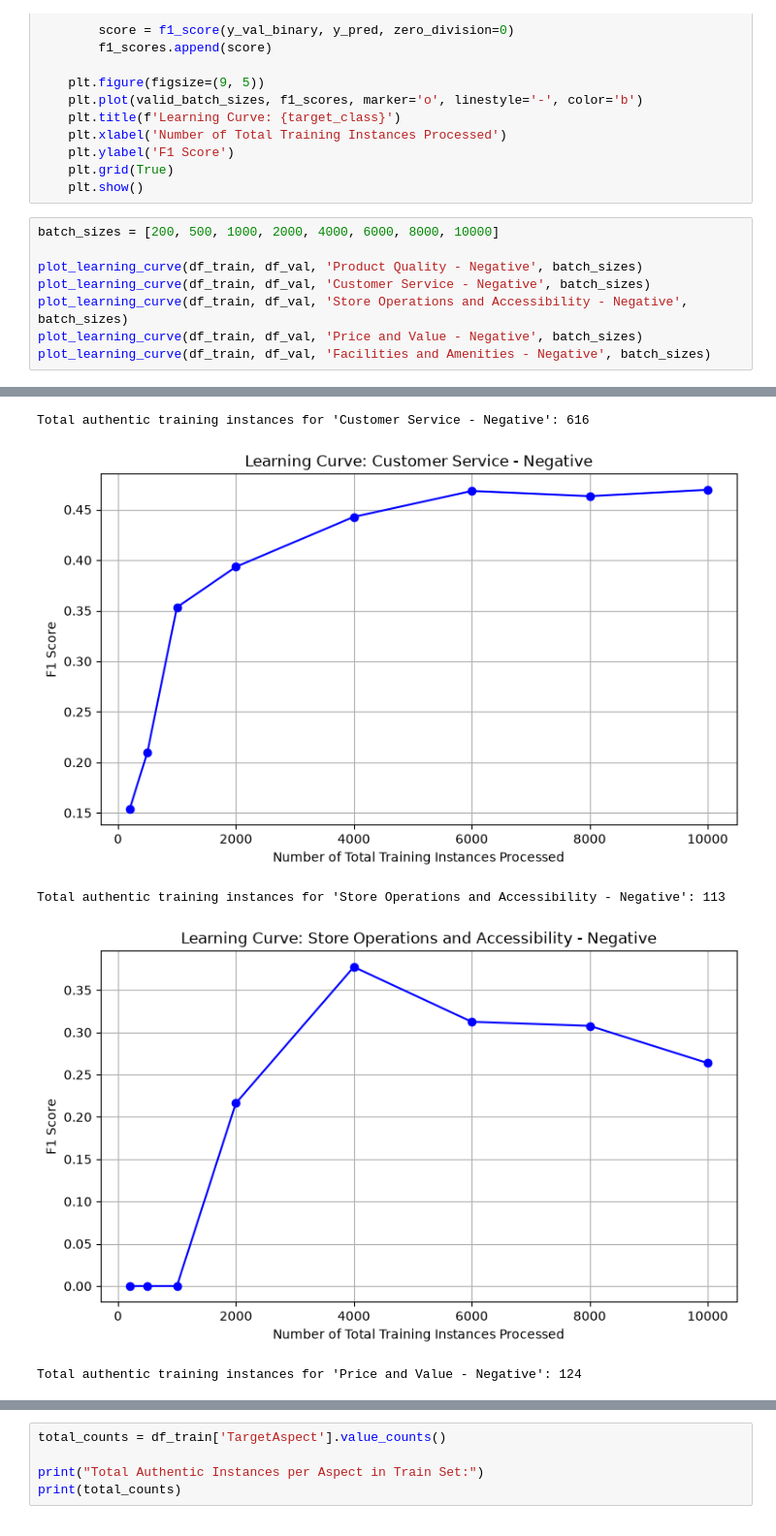
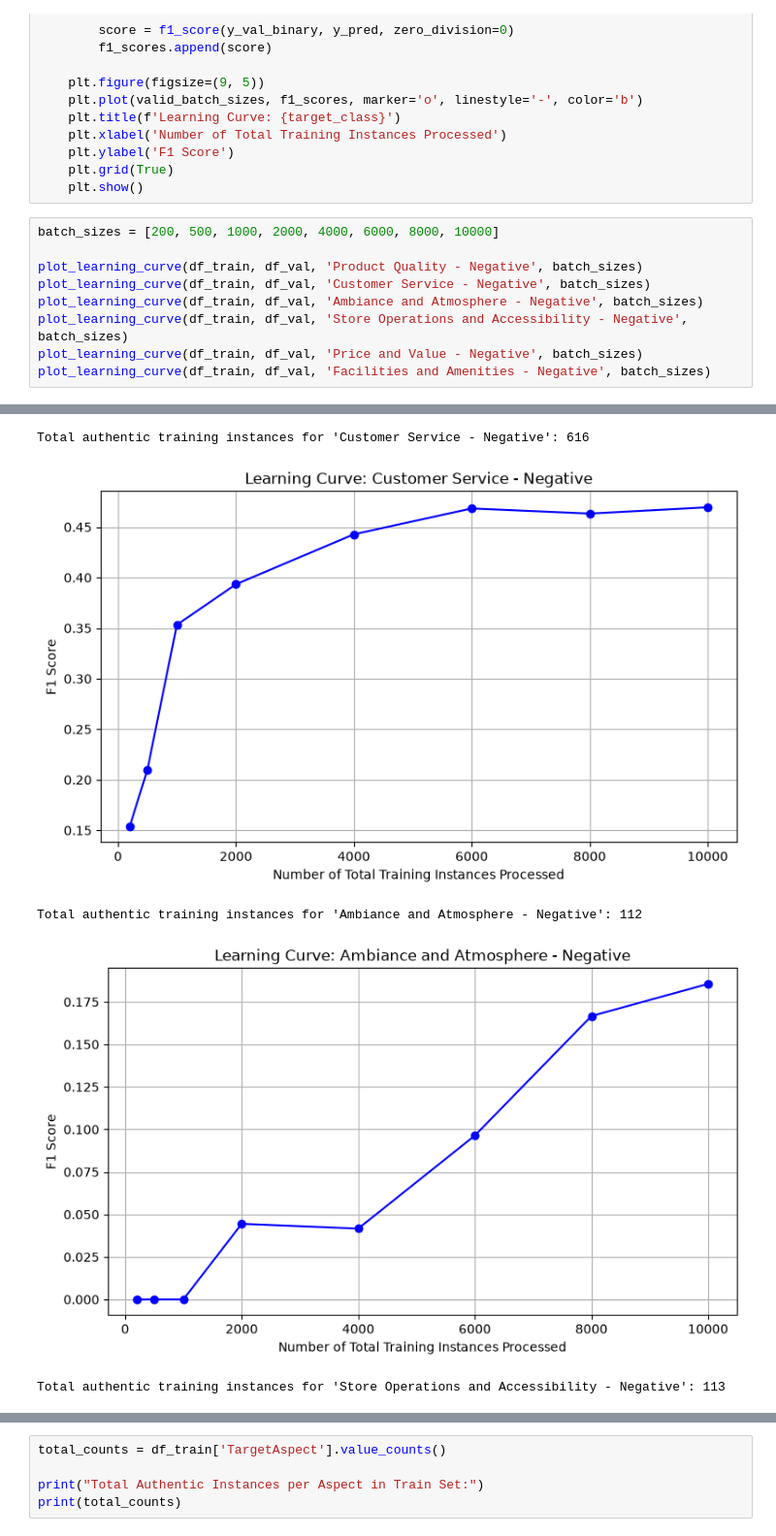
Before and after one commit to z-sulit/Thesis-Project-Aspect-Based-Sentiment-Analysis, a Jupyter notebook: _5_Targeted_Synthetic_Data_Augmentation/Data_augmentation.ipynb, the cells around one changed output, grey strips where cells are left out. Shown at 97% size. Saved outputs shown, nothing was run; the diff lists cells and outputs as text.

```diff
--- a/_5_Targeted_Synthetic_Data_Augmentation/Data_augmentation.ipynb
+++ b/_5_Targeted_Synthetic_Data_Augmentation/Data_augmentation.ipynb
@@ -111,16 +111,17 @@ def plot_learning_curve(df_train, df_val, target_class, batch_sizes):
 # %%
 batch_sizes = [200, 500, 1000, 2000, 4000, 6000, 8000, 10000]
 
 plot_learning_curve(df_train, df_val, 'Product Quality - Negative', batch_sizes)
 plot_learning_curve(df_train, df_val, 'Customer Service - Negative', batch_sizes)
+plot_learning_curve(df_train, df_val, 'Ambiance and Atmosphere - Negative', batch_sizes)
 plot_learning_curve(df_train, df_val, 'Store Operations and Accessibility - Negative', batch_sizes)
 plot_learning_curve(df_train, df_val, 'Price and Value - Negative', batch_sizes)
 plot_learning_curve(df_train, df_val, 'Facilities and Amenities - Negative', batch_sizes)
 # %% [output]
 Total authentic training instances for 'Product Quality - Negative': 836
 [figure]
 Total authentic training instances for 'Customer Service - Negative': 616
 [figure]
-Total authentic training instances for 'Store Operations and Accessibility - Negative': 113
+Total authentic training instances for 'Ambiance and Atmosphere - Negative': 112
-[figure, old version]
+[figure, new version]
-Total authentic training instances for 'Price and Value - Negative': 124
+Total authentic training instances for 'Store Operations and Accessibility - Negative': 113
```
Also changed, not shown: parts of 11 cells of this notebook.
